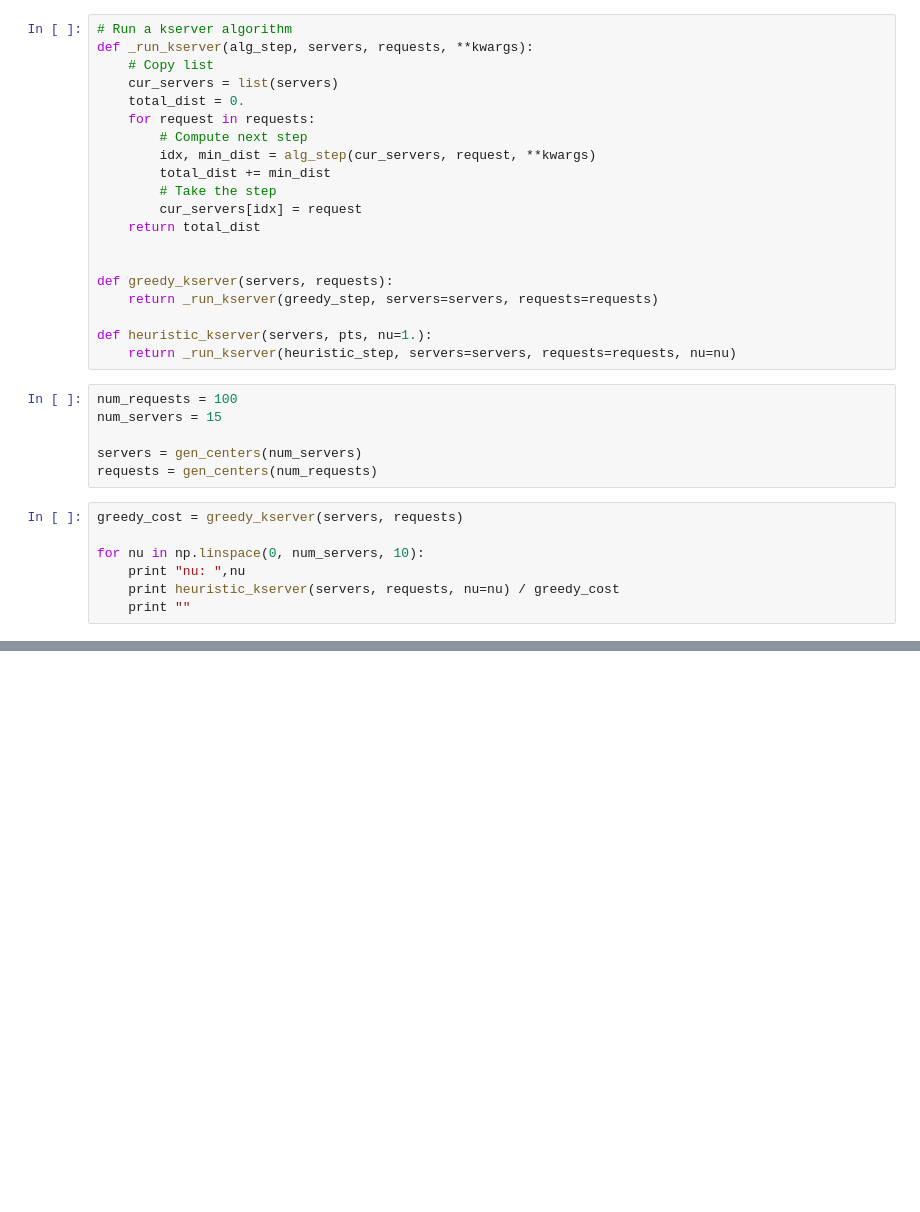
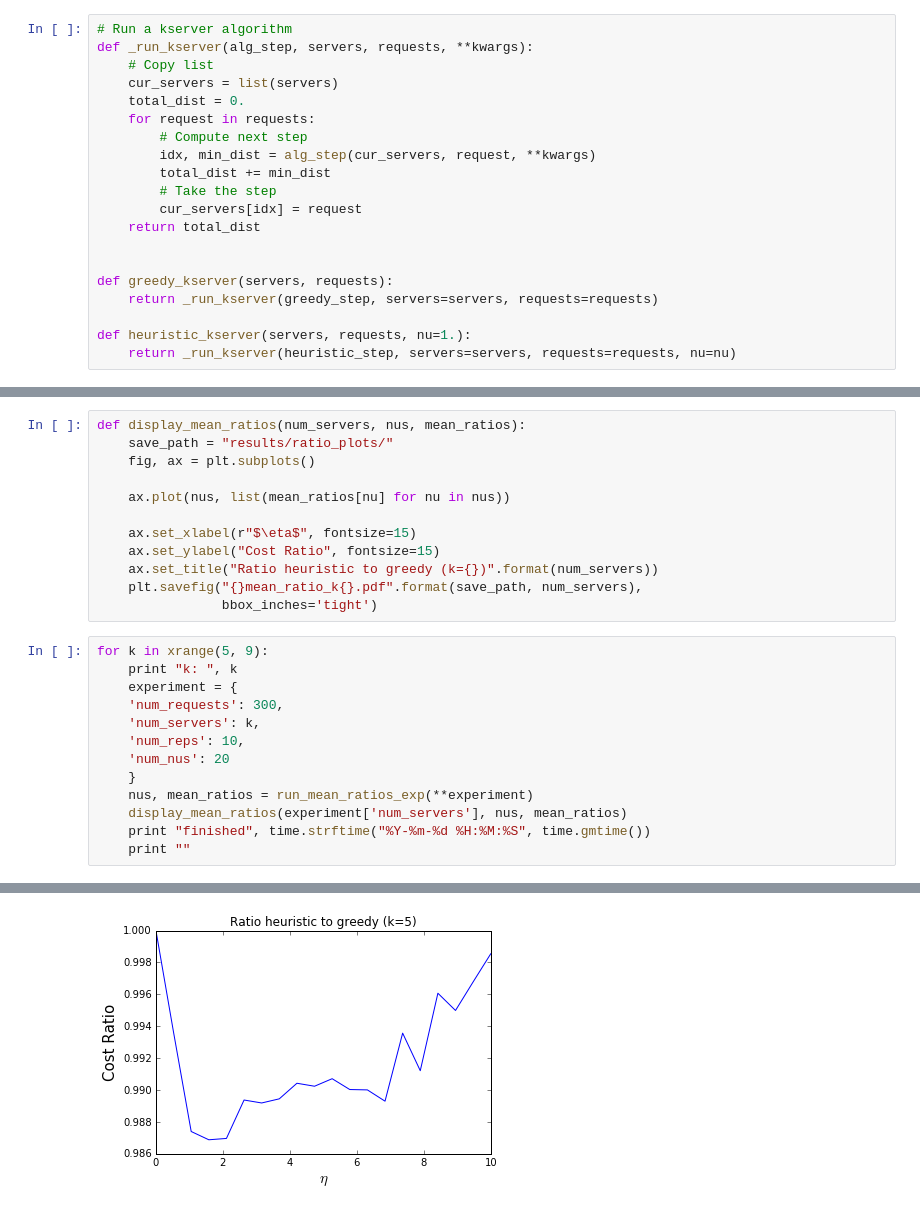
Before and after one commit to adfriedm/Voronoi-Geometric-K-Server, a Jupyter notebook: KServerExperiments.ipynb, the cells around one changed output, grey strips where cells are left out. Cells and saved outputs as stored; diff of their text form; blank space fills up the shorter version.

Commit message:
Completed experiments

```diff
--- a/KServerExperiments.ipynb
+++ b/KServerExperiments.ipynb
@@ -56,18 +61,5 @@ def _run_kserver(alg_step, servers, requests, **kwargs):
 def greedy_kserver(servers, requests):
     return _run_kserver(greedy_step, servers=servers, requests=requests)
 
-def heuristic_kserver(servers, pts, nu=1.):
+def heuristic_kserver(servers, requests, nu=1.):
     return _run_kserver(heuristic_step, servers=servers, requests=requests, nu=nu)
-# %%
-num_requests = 100
-num_servers = 15
-
-servers = gen_centers(num_servers)
-requests = gen_centers(num_requests)
-# %%
-greedy_cost = greedy_kserver(servers, requests)
-
-for nu in np.linspace(0, num_servers, 10):
-    print "nu: ",nu
-    print heuristic_kserver(servers, requests, nu=nu) / greedy_cost
-    print ""
@@ -95,0 +98,26 @@ np.log(num_servers)
+# %%
+def display_mean_ratios(num_servers, nus, mean_ratios):
+    save_path = "results/ratio_plots/"
+    fig, ax = plt.subplots()
+
+    ax.plot(nus, list(mean_ratios[nu] for nu in nus))
+
+    ax.set_xlabel(r"$\eta$", fontsize=15)
+    ax.set_ylabel("Cost Ratio", fontsize=15)
+    ax.set_title("Ratio heuristic to greedy (k={})".format(num_servers))
+    plt.savefig("{}mean_ratio_k{}.pdf".format(save_path, num_servers),
+                bbox_inches='tight')
+# %%
+for k in xrange(5, 9):
+    print "k: ", k
+    experiment = {
+    'num_requests': 300,
+    'num_servers': k,
+    'num_reps': 10,
+    'num_nus': 20
+    }
+    nus, mean_ratios = run_mean_ratios_exp(**experiment)
+    display_mean_ratios(experiment['num_servers'], nus, mean_ratios)
+    print "finished", time.strftime("%Y-%m-%d %H:%M:%S", time.gmtime())
+    print ""
+# %% [output]
@@ -95,0 +135 @@ np.log(num_servers)
+[figure, added]
```
Also changed, not shown: parts of 7 cells of this notebook, 11 other files.
